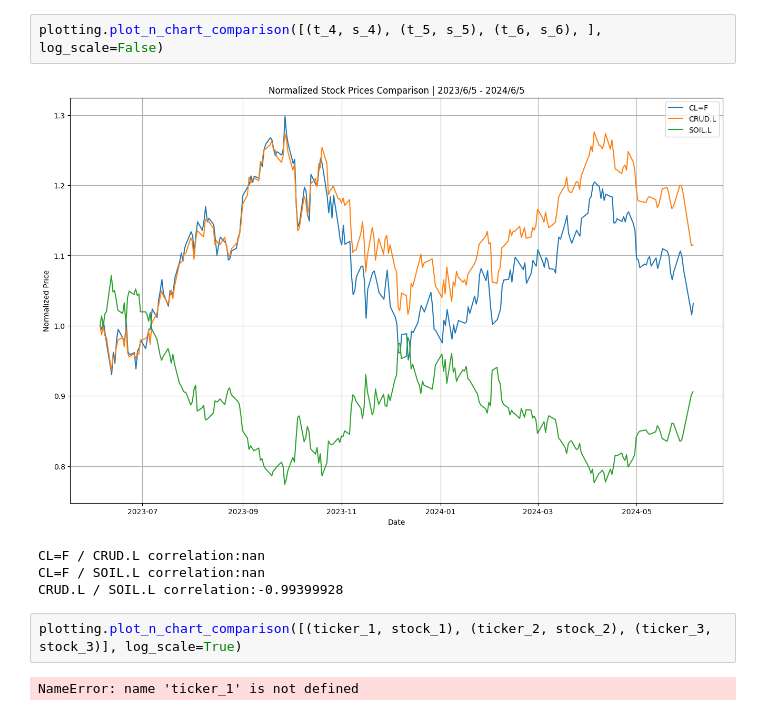
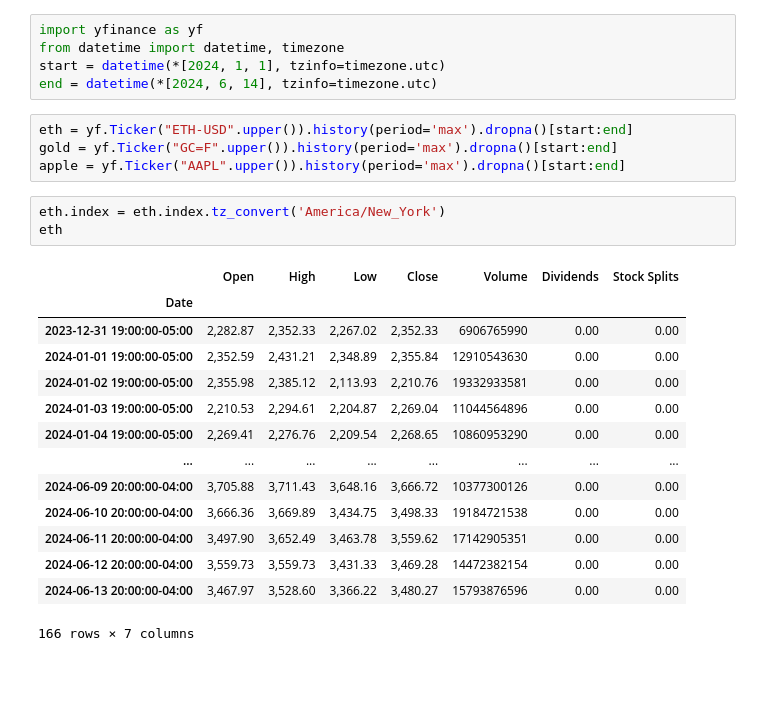
Before and after one commit to ivandimitrovkyulev/Notebooks, a Jupyter notebook: sample/comparison.ipynb, the cells around one changed output. Saved outputs shown, nothing was run; the diff lists cells and outputs as text; blank space fills up the shorter version.

```diff
--- a/sample/comparison.ipynb
+++ b/sample/comparison.ipynb
@@ -37,11 +36,27 @@ s_6 = yf.Ticker(t_6.upper()).history(period=period).dropna()
-# %%
-plotting.plot_n_chart_comparison([(t_4, s_4), (t_5, s_5), (t_6, s_6), ], log_scale=False)
-# %% [output]
-[figure, removed]
-CL=F / CRUD.L correlation:nan
-CL=F / SOIL.L correlation:nan
-CRUD.L / SOIL.L correlation:-0.99399928
-# %%
-plotting.plot_n_chart_comparison([(ticker_1, stock_1), (ticker_2, stock_2), (ticker_3, stock_3)], log_scale=True)
-# %% [output]
-NameError: name 'ticker_1' is not defined
+# %%
+import yfinance as yf
+from datetime import datetime, timezone
+start = datetime(*[2024, 1, 1], tzinfo=timezone.utc)
+end = datetime(*[2024, 6, 14], tzinfo=timezone.utc)
+# %%
+eth = yf.Ticker("ETH-USD".upper()).history(period='max').dropna()[start:end]
+gold = yf.Ticker("GC=F".upper()).history(period='max').dropna()[start:end]
+apple = yf.Ticker("AAPL".upper()).history(period='max').dropna()[start:end]
+# %%
+eth.index = eth.index.tz_convert('America/New_York')
+eth
+# %% [output]
+|  | Open | High | Low | Close | Volume | Dividends | Stock Splits |
+| Date |  |  |  |  |  |  |  |
+| 2023-12-31 19:00:00-05:00 | 2,282.87 | 2,352.33 | 2,267.02 | 2,352.33 | 6906765990 | 0.00 | 0.00 |
+| 2024-01-01 19:00:00-05:00 | 2,352.59 | 2,431.21 | 2,348.89 | 2,355.84 | 12910543630 | 0.00 | 0.00 |
+| 2024-01-02 19:00:00-05:00 | 2,355.98 | 2,385.12 | 2,113.93 | 2,210.76 | 19332933581 | 0.00 | 0.00 |
+| 2024-01-03 19:00:00-05:00 | 2,210.53 | 2,294.61 | 2,204.87 | 2,269.04 | 11044564896 | 0.00 | 0.00 |
+| 2024-01-04 19:00:00-05:00 | 2,269.41 | 2,276.76 | 2,209.54 | 2,268.65 | 10860953290 | 0.00 | 0.00 |
+| ... | ... | ... | ... | ... | ... | ... | ... |
+| 2024-06-09 20:00:00-04:00 | 3,705.88 | 3,711.43 | 3,648.16 | 3,666.72 | 10377300126 | 0.00 | 0.00 |
+| 2024-06-10 20:00:00-04:00 | 3,666.36 | 3,669.89 | 3,434.75 | 3,498.33 | 19184721538 | 0.00 | 0.00 |
+| 2024-06-11 20:00:00-04:00 | 3,497.90 | 3,652.49 | 3,463.78 | 3,559.62 | 17142905351 | 0.00 | 0.00 |
+| 2024-06-12 20:00:00-04:00 | 3,559.73 | 3,559.73 | 3,431.33 | 3,469.28 | 14472382154 | 0.00 | 0.00 |
+| 2024-06-13 20:00:00-04:00 | 3,467.97 | 3,528.60 | 3,366.22 | 3,480.27 | 15793876596 | 0.00 | 0.00 |
+166 rows × 7 columns
```
Also changed, not shown: parts of 5 cells of this notebook, 5 other files.
